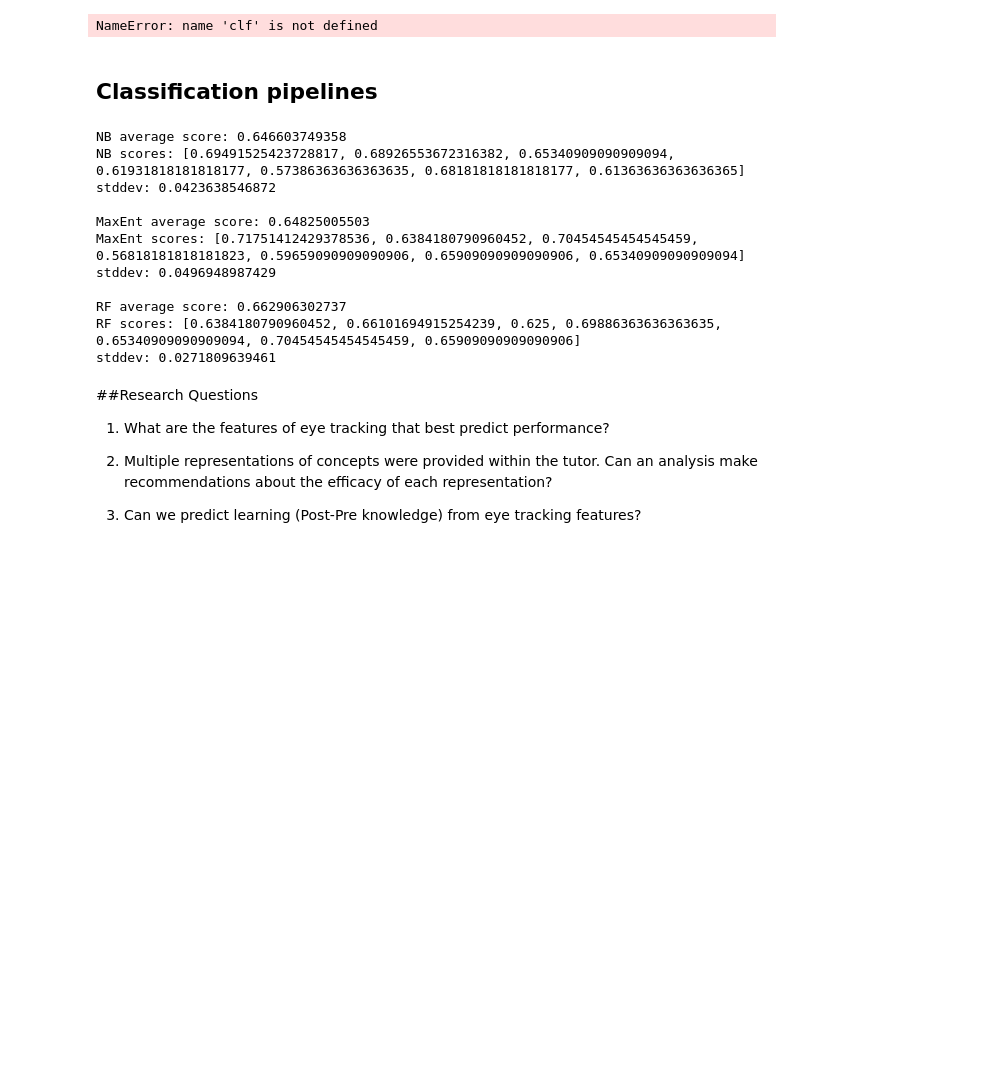
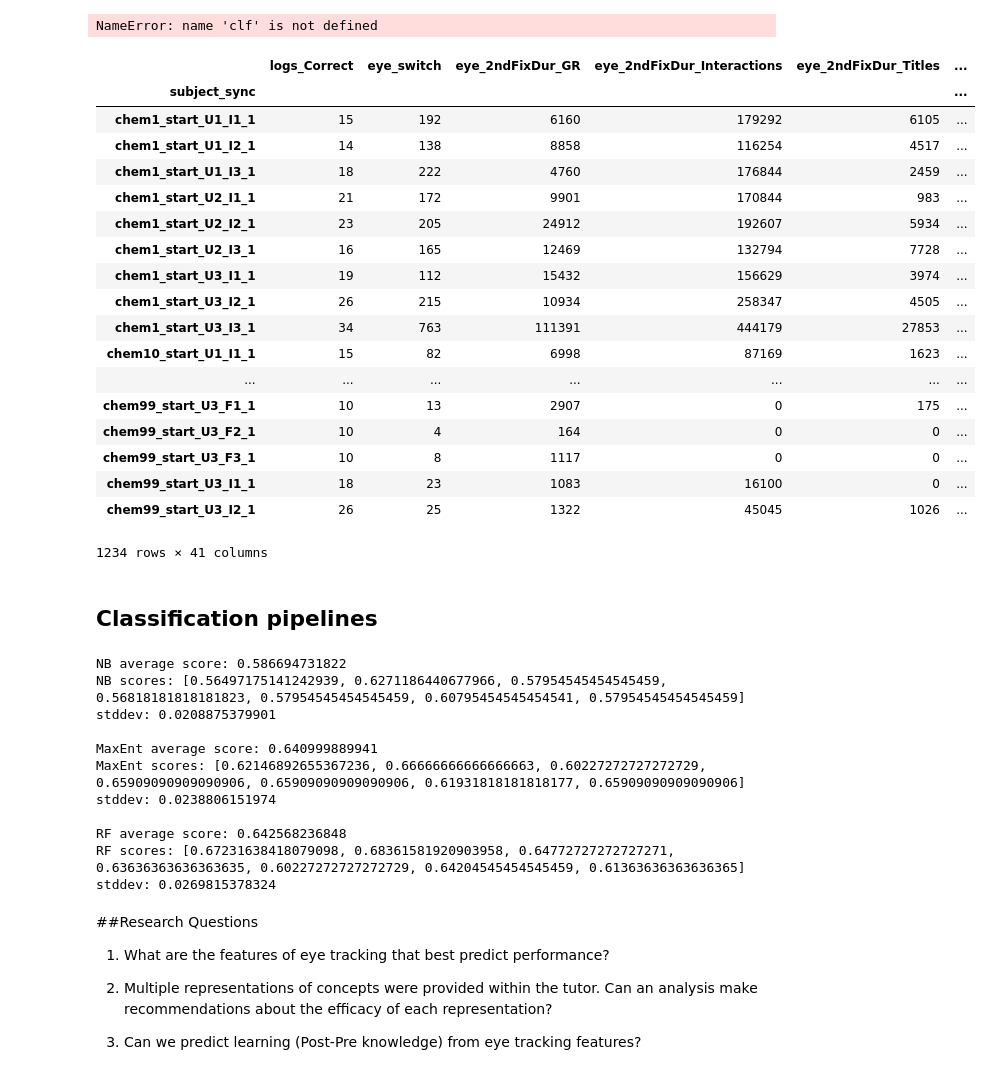
Before and after one commit to cmgerber/Edu_ML_Final_Project, a Jupyter notebook: ipython_notebooks/Eye_Tracking_Analysis_Colin.ipynb, the cells around one changed output. Saved outputs shown, nothing was run; the diff lists cells and outputs as text; code cells hidden in the pictures; blank space fills up the shorter version.

```diff
--- a/ipython_notebooks/Eye_Tracking_Analysis_Colin.ipynb
+++ b/ipython_notebooks/Eye_Tracking_Analysis_Colin.ipynb
@@ -200,6 +200,28 @@ for train_idx, cv_idx in KFold(n=len(df_rf_features), n_folds=8, indices=False,
     print len([i for i in importances if i < .01])
 # %% [output]
 NameError: name 'clf' is not defined
+# %%
+df_features
+# %% [output]
+|  | logs_Correct | eye_switch | eye_2ndFixDur_GR | eye_2ndFixDur_Interactions | eye_2ndFixDur_Titles | ... |
+| subject_sync |  |  |  |  |  | ... |
+| chem1_start_U1_I1_1 | 15 | 192 | 6160 | 179292 | 6105 | ... |
+| chem1_start_U1_I2_1 | 14 | 138 | 8858 | 116254 | 4517 | ... |
+| chem1_start_U1_I3_1 | 18 | 222 | 4760 | 176844 | 2459 | ... |
+| chem1_start_U2_I1_1 | 21 | 172 | 9901 | 170844 | 983 | ... |
+| chem1_start_U2_I2_1 | 23 | 205 | 24912 | 192607 | 5934 | ... |
+| chem1_start_U2_I3_1 | 16 | 165 | 12469 | 132794 | 7728 | ... |
+| chem1_start_U3_I1_1 | 19 | 112 | 15432 | 156629 | 3974 | ... |
+| chem1_start_U3_I2_1 | 26 | 215 | 10934 | 258347 | 4505 | ... |
+| chem1_start_U3_I3_1 | 34 | 763 | 111391 | 444179 | 27853 | ... |
+| chem10_start_U1_I1_1 | 15 | 82 | 6998 | 87169 | 1623 | ... |
+| ... | ... | ... | ... | ... | ... | ... |
+| chem99_start_U3_F1_1 | 10 | 13 | 2907 | 0 | 175 | ... |
+| chem99_start_U3_F2_1 | 10 | 4 | 164 | 0 | 0 | ... |
+| chem99_start_U3_F3_1 | 10 | 8 | 1117 | 0 | 0 | ... |
+| chem99_start_U3_I1_1 | 18 | 23 | 1083 | 16100 | 0 | ... |
+| chem99_start_U3_I2_1 | 26 | 25 | 1322 | 45045 | 1026 | ... |
+1234 rows × 41 columns
 # %% [markdown]
 ## Classification pipelines
 # %%
@@ -255,19 +277,19 @@ def random_forest(df_train):
 
 nb(df_features)
 max_ent(df_features)
-random_forest(df_rf_features)
+random_forest(df_features)
 # %% [output]
-NB average score: 0.646603749358
-NB scores: [0.69491525423728817, 0.68926553672316382, 0.65340909090909094, 0.61931818181818177, 0.57386363636363635, 0.68181818181818177, 0.61363636363636365]
-stddev: 0.0423638546872
+NB average score: 0.586694731822
+NB scores: [0.56497175141242939, 0.6271186440677966, 0.57954545454545459, 0.56818181818181823, 0.57954545454545459, 0.60795454545454541, 0.57954545454545459]
+stddev: 0.0208875379901
 
-MaxEnt average score: 0.64825005503
-MaxEnt scores: [0.71751412429378536, 0.6384180790960452, 0.70454545454545459, 0.56818181818181823, 0.59659090909090906, 0.65909090909090906, 0.65340909090909094]
-stddev: 0.0496948987429
+MaxEnt average score: 0.640999889941
+MaxEnt scores: [0.62146892655367236, 0.66666666666666663, 0.60227272727272729, 0.65909090909090906, 0.65909090909090906, 0.61931818181818177, 0.65909090909090906]
+stddev: 0.0238806151974
 
-RF average score: 0.662906302737
-RF scores: [0.6384180790960452, 0.66101694915254239, 0.625, 0.69886363636363635, 0.65340909090909094, 0.70454545454545459, 0.65909090909090906]
-stddev: 0.0271809639461
+RF average score: 0.642568236848
+RF scores: [0.67231638418079098, 0.68361581920903958, 0.64772727272727271, 0.63636363636363635, 0.60227272727272729, 0.64204545454545459, 0.61363636363636365]
+stddev: 0.0269815378324
 # %%
 NB = .588
 ME = .64
```
Also changed, not shown: parts of 11 cells of this notebook.
